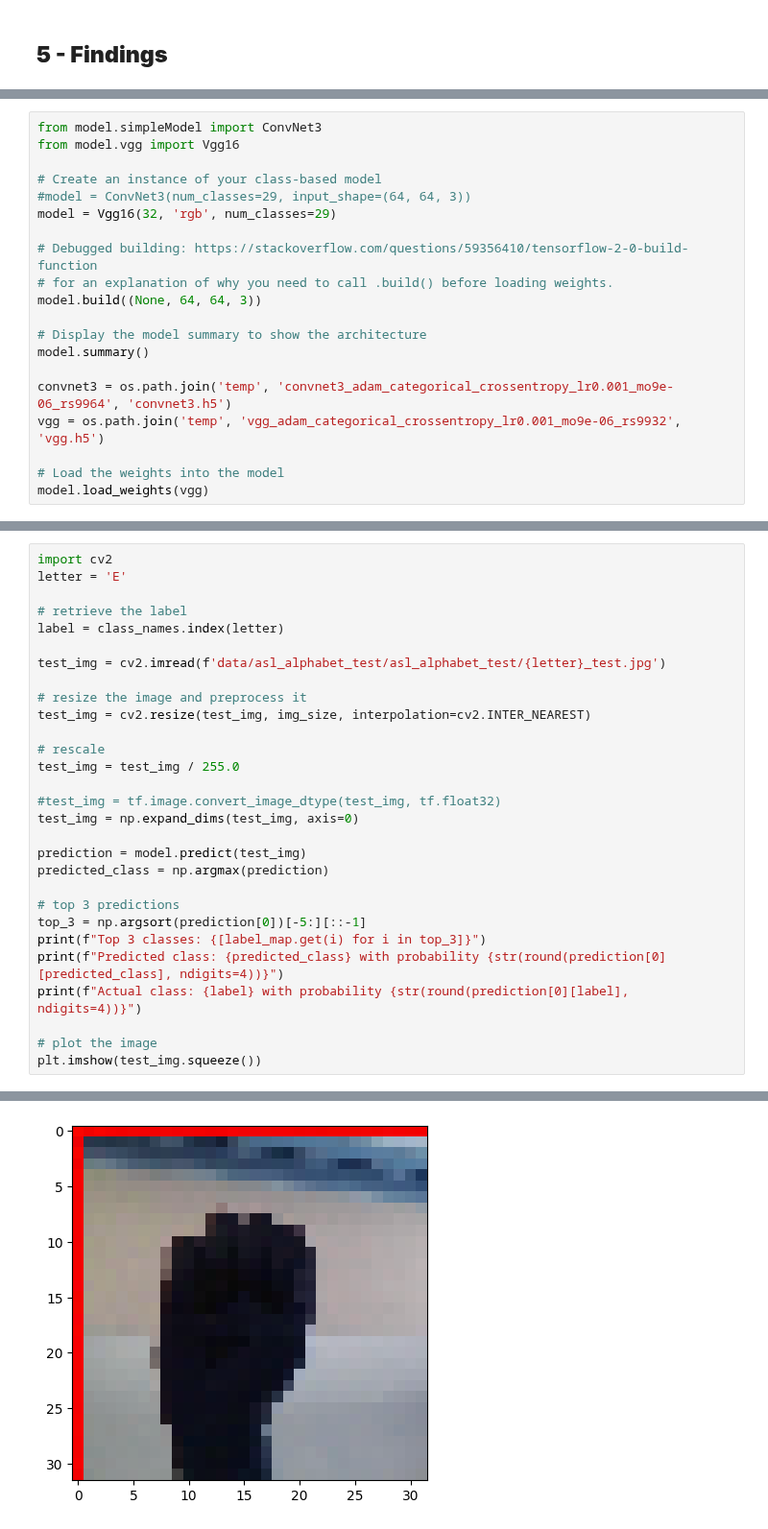
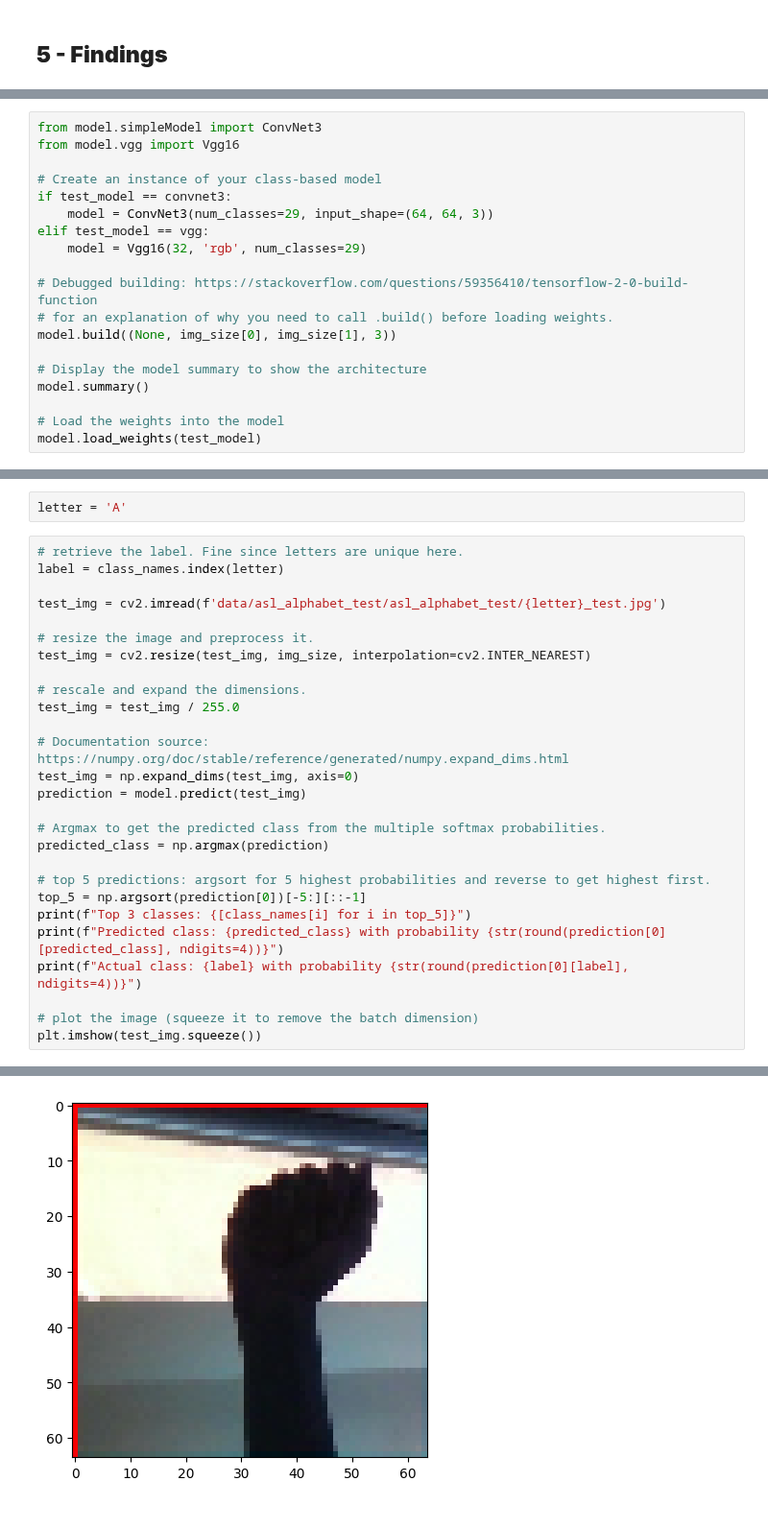
Before and after one commit to Joeshmoe03/ASL-classification, a Jupyter notebook: end_to_end.ipynb, the cells around one changed output, grey strips where cells are left out. Shown at 96% size. Drawn from its saved outputs; the diff is of its cells as text.

```diff
--- a/end_to_end.ipynb
+++ b/end_to_end.ipynb
@@ -357,19 +531,18 @@ from model.simpleModel import ConvNet3
 from model.vgg import Vgg16
 
 # Create an instance of your class-based model
-#model = ConvNet3(num_classes=29, input_shape=(64, 64, 3))
-model = Vgg16(32, 'rgb', num_classes=29)
+if test_model == convnet3:
+    model = ConvNet3(num_classes=29, input_shape=(64, 64, 3))
+elif test_model == vgg:
+    model = Vgg16(32, 'rgb', num_classes=29)
 
 # Debugged building: https://stackoverflow.com/questions/59356410/tensorflow-2-0-build-function
 # for an explanation of why you need to call .build() before loading weights.
-model.build((None, 64, 64, 3))
+model.build((None, img_size[0], img_size[1], 3))
 
 # Display the model summary to show the architecture
 model.summary()
 
-convnet3 = os.path.join('temp', 'convnet3_adam_categorical_crossentropy_lr0.001_mo9e-06_rs9964', 'convnet3.h5')
-vgg = os.path.join('temp', 'vgg_adam_categorical_crossentropy_lr0.001_mo9e-06_rs9932', 'vgg.h5')
-
 # Load the weights into the model
-model.load_weights(vgg)
+model.load_weights(test_model)
 # %% [output]
@@ -455,30 +660,30 @@ plt.show()
+# %%
+letter = 'A'
 # %%
-import cv2
-letter = 'E'
-
-# retrieve the label
+# retrieve the label. Fine since letters are unique here.
 label = class_names.index(letter)
 
 test_img = cv2.imread(f'data/asl_alphabet_test/asl_alphabet_test/{letter}_test.jpg')
 
-# resize the image and preprocess it
+# resize the image and preprocess it.
 test_img = cv2.resize(test_img, img_size, interpolation=cv2.INTER_NEAREST)
 
-# rescale
+# rescale and expand the dimensions.
 test_img = test_img / 255.0
 
-#test_img = tf.image.convert_image_dtype(test_img, tf.float32)
+# Documentation source: https://numpy.org/doc/stable/reference/generated/numpy.expand_dims.html
 test_img = np.expand_dims(test_img, axis=0)
+prediction = model.predict(test_img)
 
-prediction = model.predict(test_img)
+# Argmax to get the predicted class from the multiple softmax probabilities.
 predicted_class = np.argmax(prediction)
 
-# top 3 predictions
-top_3 = np.argsort(prediction[0])[-5:][::-1]
-print(f"Top 3 classes: {[label_map.get(i) for i in top_3]}")
+# top 5 predictions: argsort for 5 highest probabilities and reverse to get highest first.
+top_5 = np.argsort(prediction[0])[-5:][::-1]
+print(f"Top 3 classes: {[class_names[i] for i in top_5]}")
 print(f"Predicted class: {predicted_class} with probability {str(round(prediction[0][predicted_class], ndigits=4))}")
 print(f"Actual class: {label} with probability {str(round(prediction[0][label], ndigits=4))}")
 
-# plot the image
+# plot the image (squeeze it to remove the batch dimension)
 plt.imshow(test_img.squeeze())
 # %% [output]
@@ -489,2 +694,2 @@ Actual class: 4 with probability 0.98
 <matplotlib.image.AxesImage at 0x...>
-[figure, old version]
+[figure, new version]
```
Also changed, not shown: parts of 36 cells of this notebook, 10 other files.
